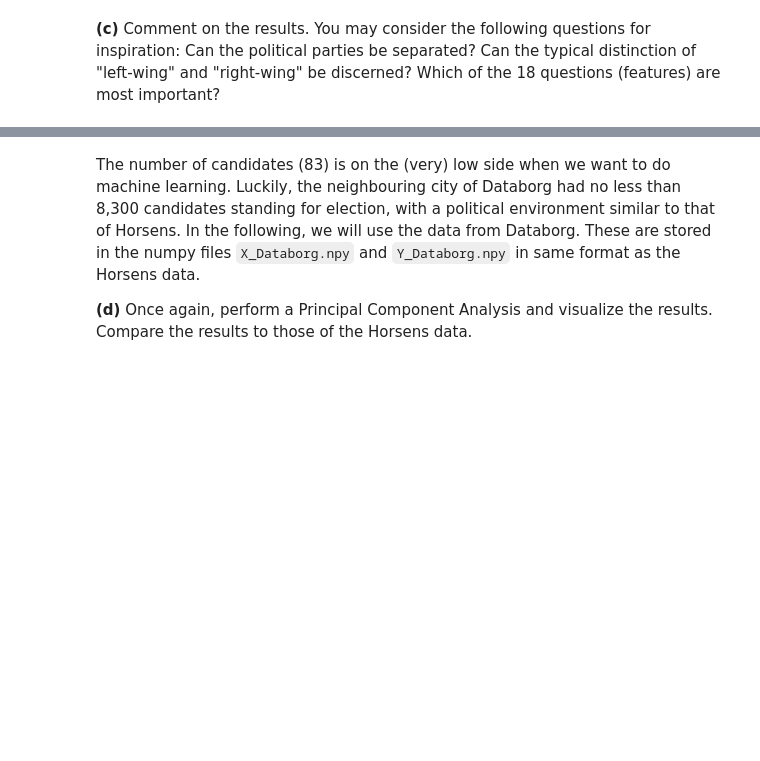
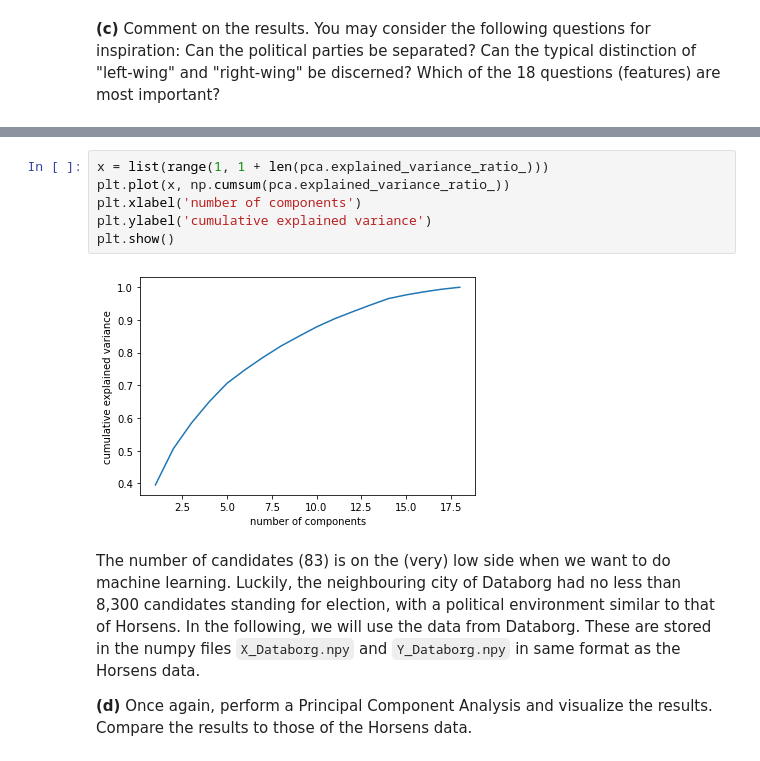
Before and after one commit to Beadhangerone/MAL, a Jupyter notebook: MAL1 Project 2022.ipynb, the cells around one changed output, grey strips where cells are left out. Drawn from its saved outputs; the diff is of its cells as text; blank space fills up the shorter version.

```diff
--- a/MAL1 Project 2022.ipynb
+++ b/MAL1 Project 2022.ipynb
@@ -1109,3 +1182,11 @@ __(c)__ Comment on the results. You may consider the following questions for ins
+# %%
+x = list(range(1, 1 + len(pca.explained_variance_ratio_)))
+plt.plot(x, np.cumsum(pca.explained_variance_ratio_))
+plt.xlabel('number of components')
+plt.ylabel('cumulative explained variance')
+plt.show()
+# %% [output]
+[figure, added]
 # %% [markdown]
 The number of candidates (83) is on the (very) low side when we want to do machine learning. Luckily, the neighbouring city of Databorg had no less than 8,300 candidates standing for election, with a political environment similar to that of Horsens. In the following, we will use the data from Databorg. These are stored in the numpy files `X_Databorg.npy` and `Y_Databorg.npy` in same format as the Horsens data.
 
```
Also changed, not shown: parts of 11 cells of this notebook, 4 other files.
